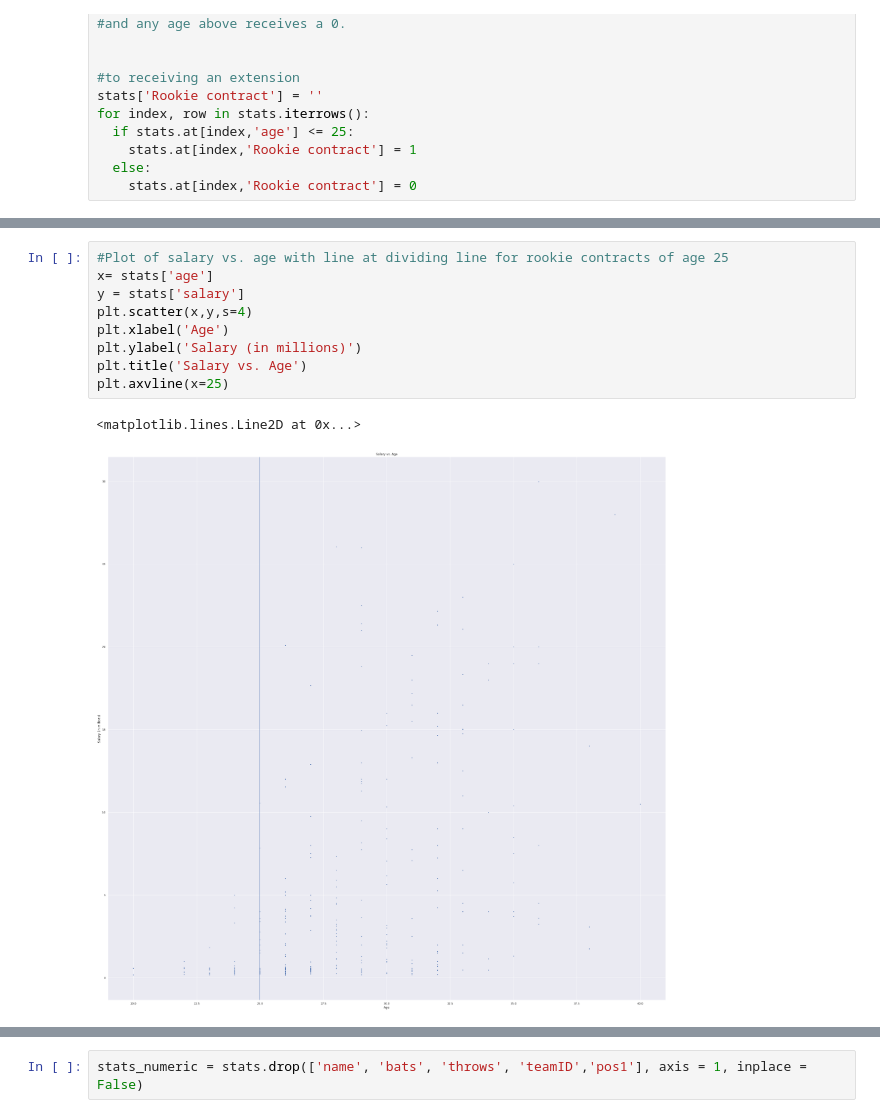
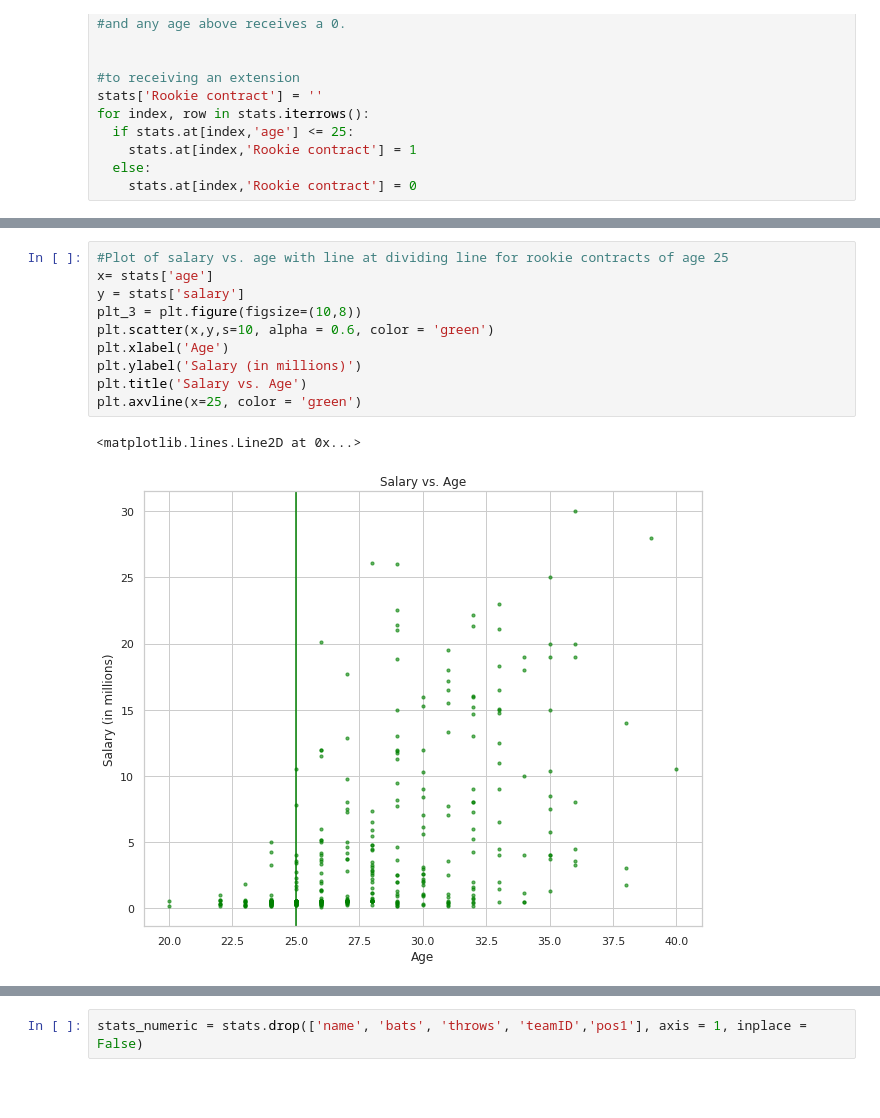
Before and after one commit to mnocerino23/MLB-Salary-Regressions, a Jupyter notebook: MLB_salaries_positionplayers_cleaned.ipynb, the cells around one changed output, grey strips where cells are left out. Cells and saved outputs as stored; diff of their text form; blank space fills up the shorter version.

```diff
--- a/MLB_salaries_positionplayers_cleaned.ipynb
+++ b/MLB_salaries_positionplayers_cleaned.ipynb
@@ -378,15 +380,16 @@ Text(0.5, 1.0, 'Salary vs. Rookie contract')
 # %%
 #Plot of salary vs. age with line at dividing line for rookie contracts of age 25
 x= stats['age']
 y = stats['salary']
-plt.scatter(x,y,s=4)
+plt_3 = plt.figure(figsize=(10,8))
+plt.scatter(x,y,s=10, alpha = 0.6, color = 'green')
 plt.xlabel('Age')
 plt.ylabel('Salary (in millions)')
 plt.title('Salary vs. Age')
-plt.axvline(x=25)
+plt.axvline(x=25, color = 'green')
 # %% [output]
 <matplotlib.lines.Line2D at 0x...>
-[figure, old version]
+[figure, new version]
 # %%
 #Use seaborn violin plot for a preliminary visualization of MLB salaries by position
 import seaborn as sns
```
Also changed, not shown: parts of 6 cells of this notebook.
